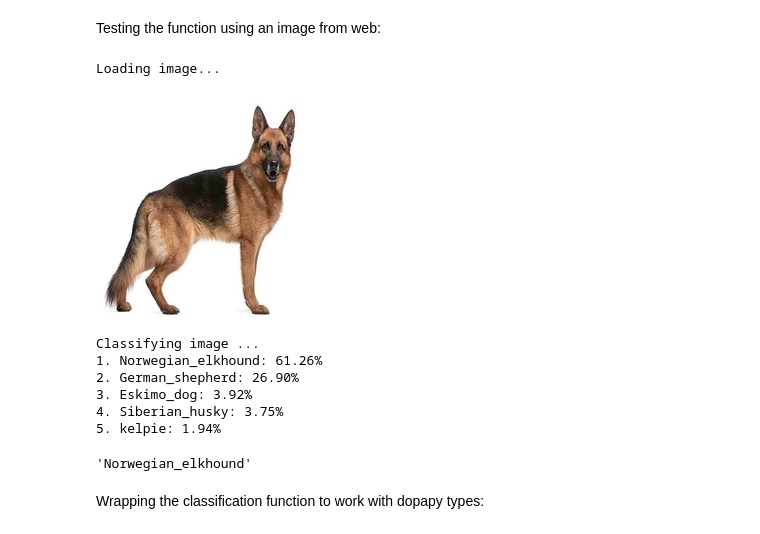
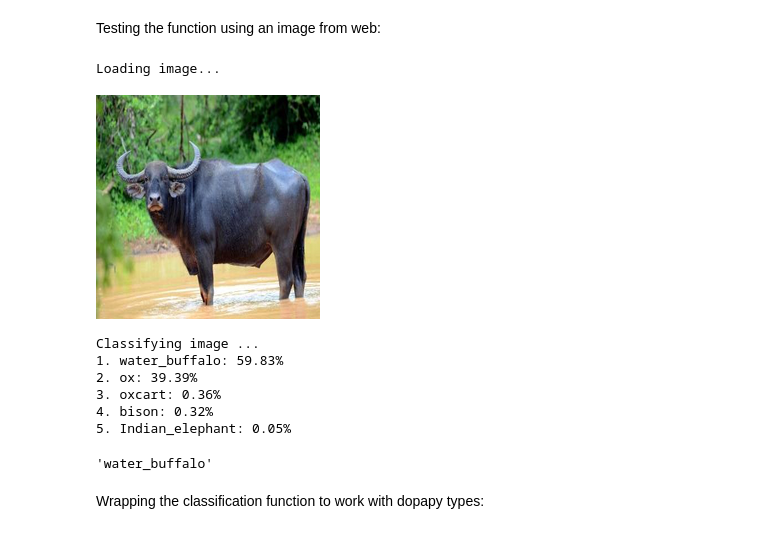
Before and after one commit to DopamineAI/bootcamp, a Jupyter notebook: 02. Single Entity AI Inference Service/seller.ipynb, the cells around one changed output. Drawn from its saved outputs; the diff is of its cells as text; code cells hidden in the pictures.

```diff
--- a/02. Single Entity AI Inference Service/seller.ipynb
+++ b/02. Single Entity AI Inference Service/seller.ipynb
@@ -54,21 +54,21 @@ def classify_image(img):
     return label
 # %% [markdown]
 Testing the function using an image from web:
-# %%
-print("Loading image...")
-imageurl = "http://www.petmania.ie/images/default-source/dog-breeds/german-shepherd.jpg"
-img =Image.open(urlopen(imageurl))
-classify_image(img)
-# %% [output]
-Loading image...
-[figure, removed]
-Classifying image ...
-1. Norwegian_elkhound: 61.26%
-2. German_shepherd: 26.90%
-3. Eskimo_dog: 3.92%
-4. Siberian_husky: 3.75%
-5. kelpie: 1.94%
-'Norwegian_elkhound'
+# %%
+print("Loading image...")
+imageurl = "https://sites.google.com/a/wornickjds.org/endangered-animals-class-of-2019/_/rsrc/1467035359217/home/wild-water-buffalo/Jonah-wild%20water%20buffalo.jpg"
+img =Image.open(urlopen(imageurl))
+classify_image(img)
+# %% [output]
+Loading image...
+[figure, added]
+Classifying image ...
+1. water_buffalo: 59.83%
+2. ox: 39.39%
+3. oxcart: 0.36%
+4. bison: 0.32%
+5. Indian_elephant: 0.05%
+'water_buffalo'
 # %% [markdown]
 Wrapping the classification function to work with dopapy types:
 # %%
```
Also changed, not shown: parts of 6 cells of this notebook, 3 other files.
